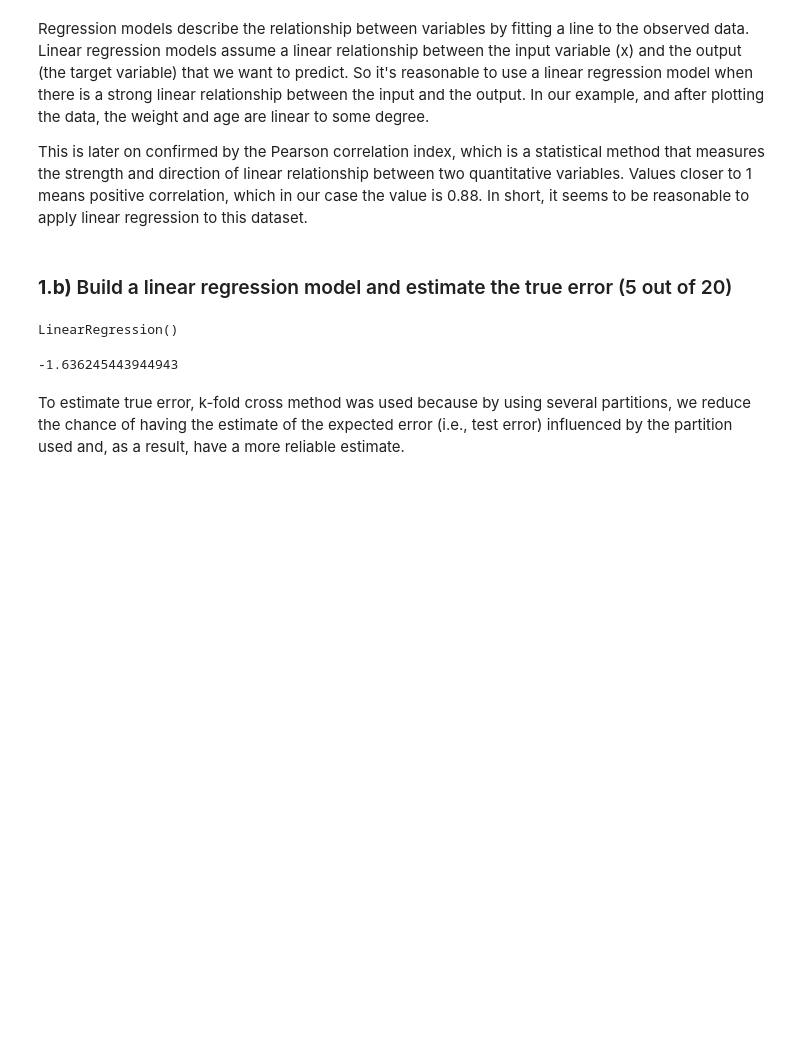
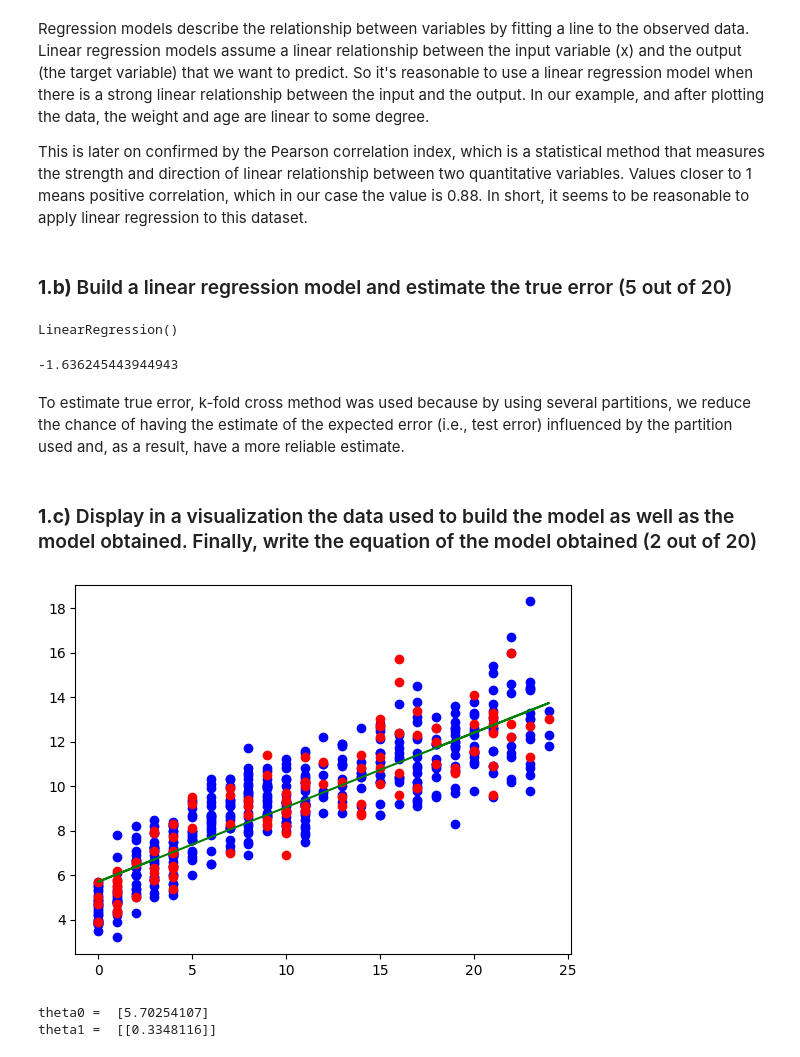
Before and after one commit to fabrizi0rigodanz0/Predicting_Children_Weight, a Jupyter notebook: notebook/predicting_children_weight.ipynb, the cells around one changed output. Saved outputs shown, nothing was run; the diff lists cells and outputs as text; code cells hidden in the pictures; blank space fills up the shorter version.

```diff
--- a/notebook/predicting_children_weight.ipynb
+++ b/notebook/predicting_children_weight.ipynb
@@ -80,3 +80,21 @@ print(estimate_error)
 -1.636245443944943
 # %% [markdown]
 To estimate true error, k-fold cross method was used because by using several partitions, we reduce the chance of having the estimate of the expected error (i.e., test error) influenced by the partition used and, as a result, have a more reliable estimate.
+# %% [markdown]
+### **1.c)** Display in a visualization the data used to build the model as well as the model obtained. Finally,  write the equation of the model obtained (2 out of 20)
+# %%
+pred_train = lmodel.predict(x_train)
+
+plt.scatter(x_train, y_train, c = 'b') # train set
+plt.scatter(x_test, y_test, c = 'r') # test set
+
+plt.plot(x_train['age'],pred_train, color = 'green') # model
+plt.show()
+
+print('theta0 = ',lmodel.intercept_)
+print('theta1 = ',lmodel.coef_)
+## Equation = y = 0.33*age + 5.7
+# %% [output]
+[figure, added]
+theta0 =  [5.70254107]
+theta1 =  [[0.3348116]]
```
Also changed, not shown: parts of 7 cells of this notebook.
